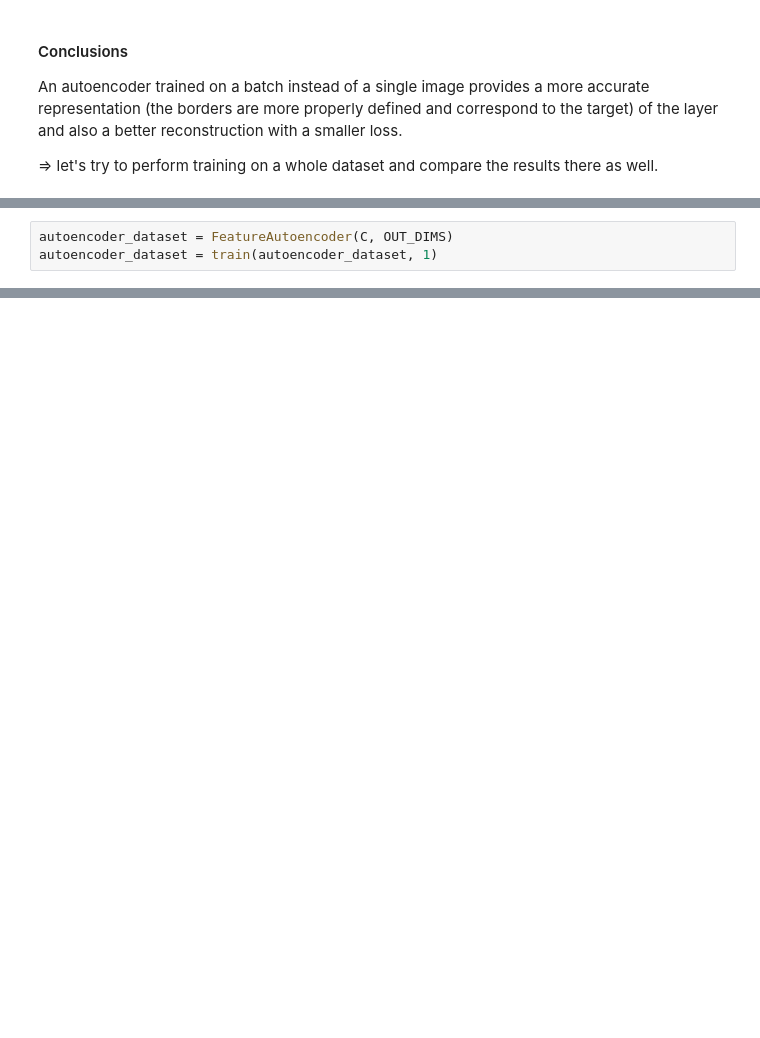
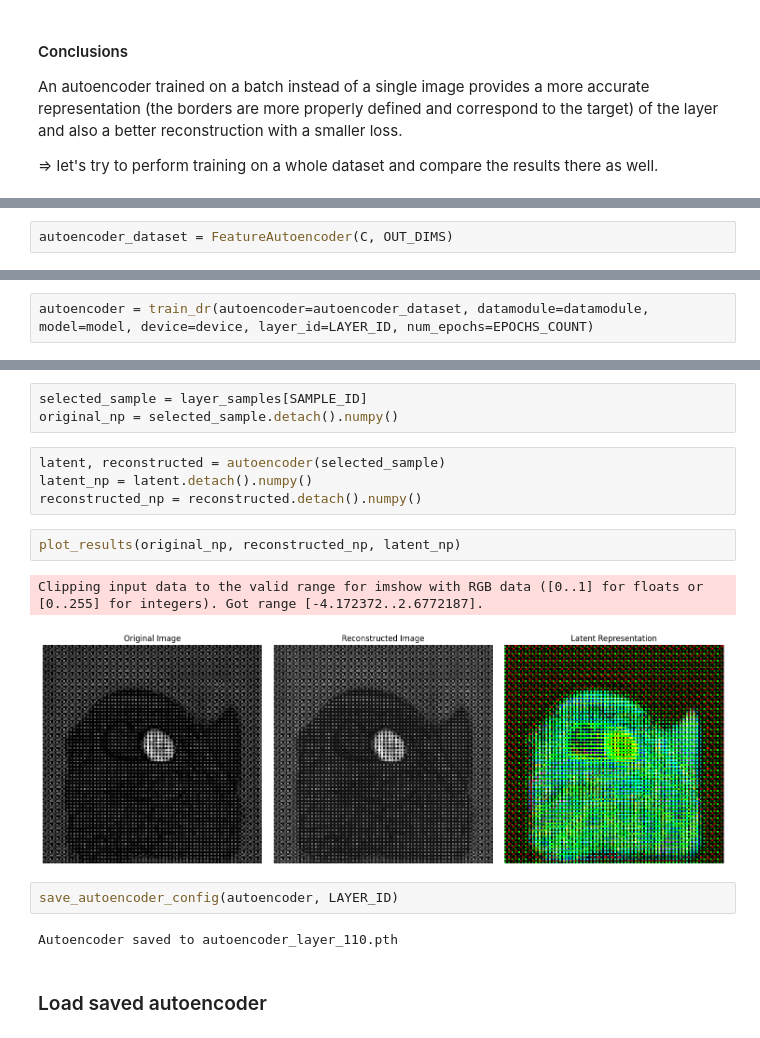
Before and after one commit to kel16/MedImSeg-Lab24, a Jupyter notebook: src/dimensionality_reduction/autoencoder_test.ipynb, the cells around one changed output, grey strips where cells are left out. Drawn from its saved outputs; the diff is of its cells as text; blank space fills up the shorter version.

```diff
--- a/src/dimensionality_reduction/autoencoder_test.ipynb
+++ b/src/dimensionality_reduction/autoencoder_test.ipynb
@@ -257,5 +235,4 @@ BATCH_COUNT, C, H, W = layer_samples.detach().numpy().shape
 # %%
 autoencoder_dataset = FeatureAutoencoder(C, OUT_DIMS)
-autoencoder_dataset = train(autoencoder_dataset, 1)
 # %% [output]
 defined an autoencoder with input channels=16 and out channels=3
@@ -262,0 +239,2 @@ OutOfMemoryError: CUDA out of memory. Tried to allocate 32.00 MiB. GPU 2 has a t
+# %%
+autoencoder = train_dr(autoencoder=autoencoder_dataset, datamodule=datamodule, model=model, device=device, layer_id=LAYER_ID, num_epochs=EPOCHS_COUNT)
@@ -262,0 +259,18 @@ OutOfMemoryError: CUDA out of memory. Tried to allocate 32.00 MiB. GPU 2 has a t
+# %%
+selected_sample = layer_samples[SAMPLE_ID]
+original_np = selected_sample.detach().numpy()
+# %%
+latent, reconstructed = autoencoder(selected_sample)
+latent_np = latent.detach().numpy()
+reconstructed_np = reconstructed.detach().numpy()
+# %%
+plot_results(original_np, reconstructed_np, latent_np)
+# %% [output]
+Clipping input data to the valid range for imshow with RGB data ([0..1] for floats or [0..255] for integers). Got range [-4.172372..2.6772187].
+[figure, added]
+# %%
+save_autoencoder_config(autoencoder, LAYER_ID)
+# %% [output]
+Autoencoder saved to autoencoder_layer_110.pth
+# %% [markdown]
+### Load saved autoencoder
```
Also changed, not shown: parts of 32 cells of this notebook, 6 other files.
